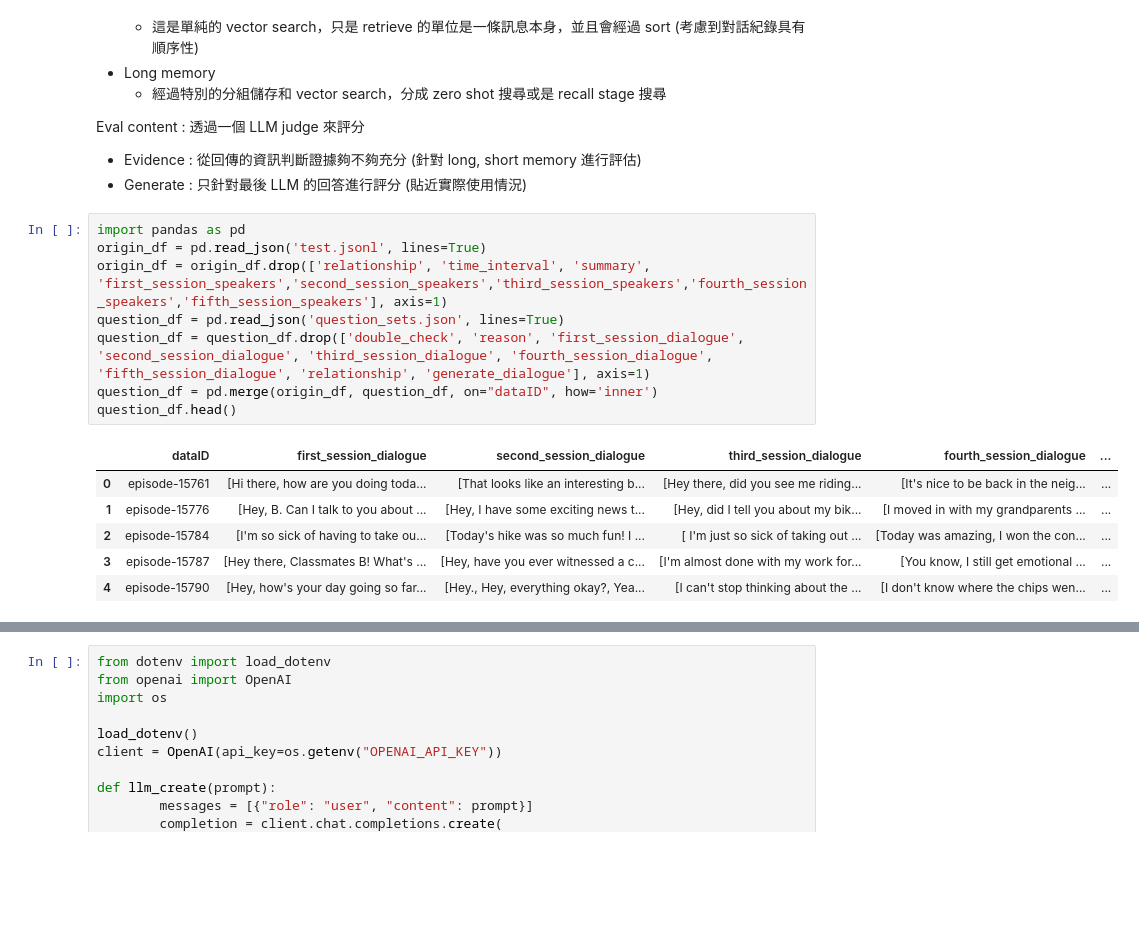
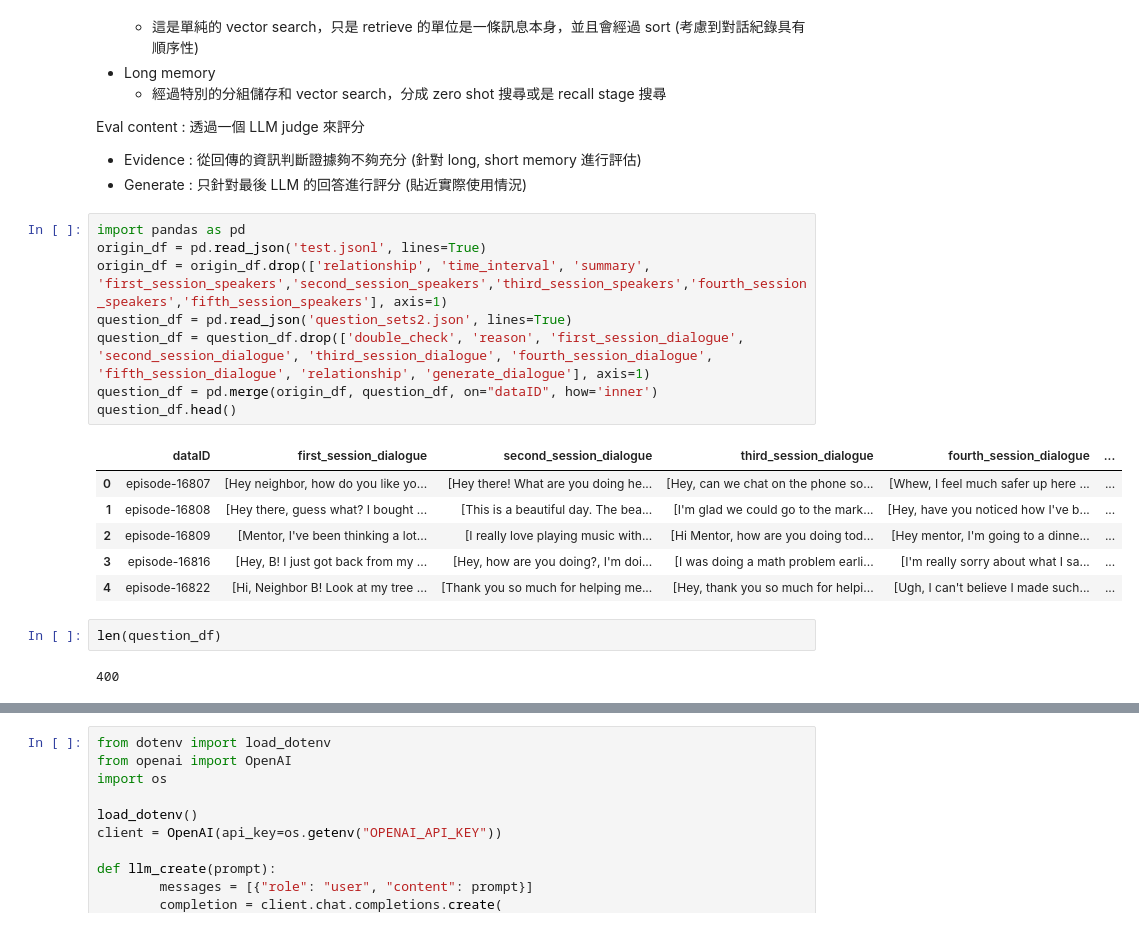
Before and after one commit to Intelligent-Systems-Lab/REMIND, a Jupyter notebook: test.ipynb, the cells around one changed output, grey strips where cells are left out. Cells and saved outputs as stored; diff of their text form; blank space fills up the shorter version.

```diff
--- a/test.ipynb
+++ b/test.ipynb
@@ -186,18 +186,22 @@ Eval content : 透過一個 LLM judge 來評分
 # %%
 import pandas as pd
 origin_df = pd.read_json('test.jsonl', lines=True)
 origin_df = origin_df.drop(['relationship', 'time_interval', 'summary', 'first_session_speakers','second_session_speakers','third_session_speakers','fourth_session_speakers','fifth_session_speakers'], axis=1)
-question_df = pd.read_json('question_sets.json', lines=True)
+question_df = pd.read_json('question_sets2.json', lines=True)
 question_df = question_df.drop(['double_check', 'reason', 'first_session_dialogue', 'second_session_dialogue', 'third_session_dialogue', 'fourth_session_dialogue', 'fifth_session_dialogue', 'relationship', 'generate_dialogue'], axis=1)
 question_df = pd.merge(origin_df, question_df, on="dataID", how='inner')
 question_df.head()
 # %% [output]
 |  | dataID | first_session_dialogue | second_session_dialogue | third_session_dialogue | fourth_session_dialogue | ... |
-| 0 | episode-15761 | [Hi there, how are you doing toda... | [That looks like an interesting b... | [Hey there, did you see me riding... | [It's nice to be back in the neig... | ... |
-| 1 | episode-15776 | [Hey, B. Can I talk to you about ... | [Hey, I have some exciting news t... | [Hey, did I tell you about my bik... | [I moved in with my grandparents ... | ... |
-| 2 | episode-15784 | [I'm so sick of having to take ou... | [Today's hike was so much fun! I ... | [ I'm just so sick of taking out ... | [Today was amazing, I won the con... | ... |
-| 3 | episode-15787 | [Hey there, Classmates B! What's ... | [Hey, have you ever witnessed a c... | [I'm almost done with my work for... | [You know, I still get emotional ... | ... |
-| 4 | episode-15790 | [Hey, how's your day going so far... | [Hey., Hey, everything okay?, Yea... | [I can't stop thinking about the ... | [I don't know where the chips wen... | ... |
+| 0 | episode-16807 | [Hey neighbor, how do you like yo... | [Hey there! What are you doing he... | [Hey, can we chat on the phone so... | [Whew, I feel much safer up here ... | ... |
+| 1 | episode-16808 | [Hey there, guess what? I bought ... | [This is a beautiful day. The bea... | [I'm glad we could go to the mark... | [Hey, have you noticed how I've b... | ... |
+| 2 | episode-16809 | [Mentor, I've been thinking a lot... | [I really love playing music with... | [Hi Mentor, how are you doing tod... | [Hey mentor, I'm going to a dinne... | ... |
+| 3 | episode-16816 | [Hey, B! I just got back from my ... | [Hey, how are you doing?, I'm doi... | [I was doing a math problem earli... | [I'm really sorry about what I sa... | ... |
+| 4 | episode-16822 | [Hi, Neighbor B! Look at my tree ... | [Thank you so much for helping me... | [Hey, thank you so much for helpi... | [Ugh, I can't believe I made such... | ... |
+# %%
+len(question_df)
+# %% [output]
+400
 # %%
 from datetime import datetime, timedelta
 
```
Also changed, not shown: parts of 13 cells of this notebook.
